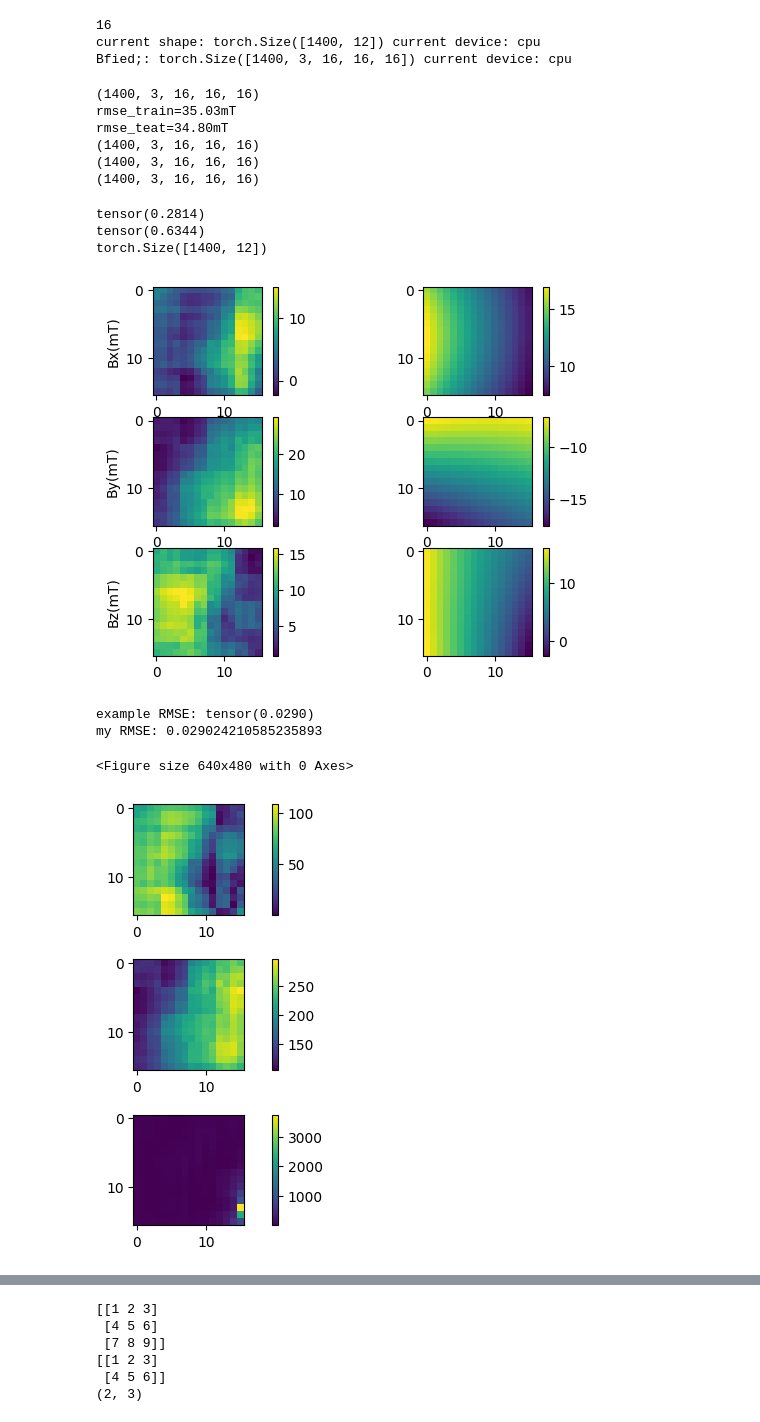
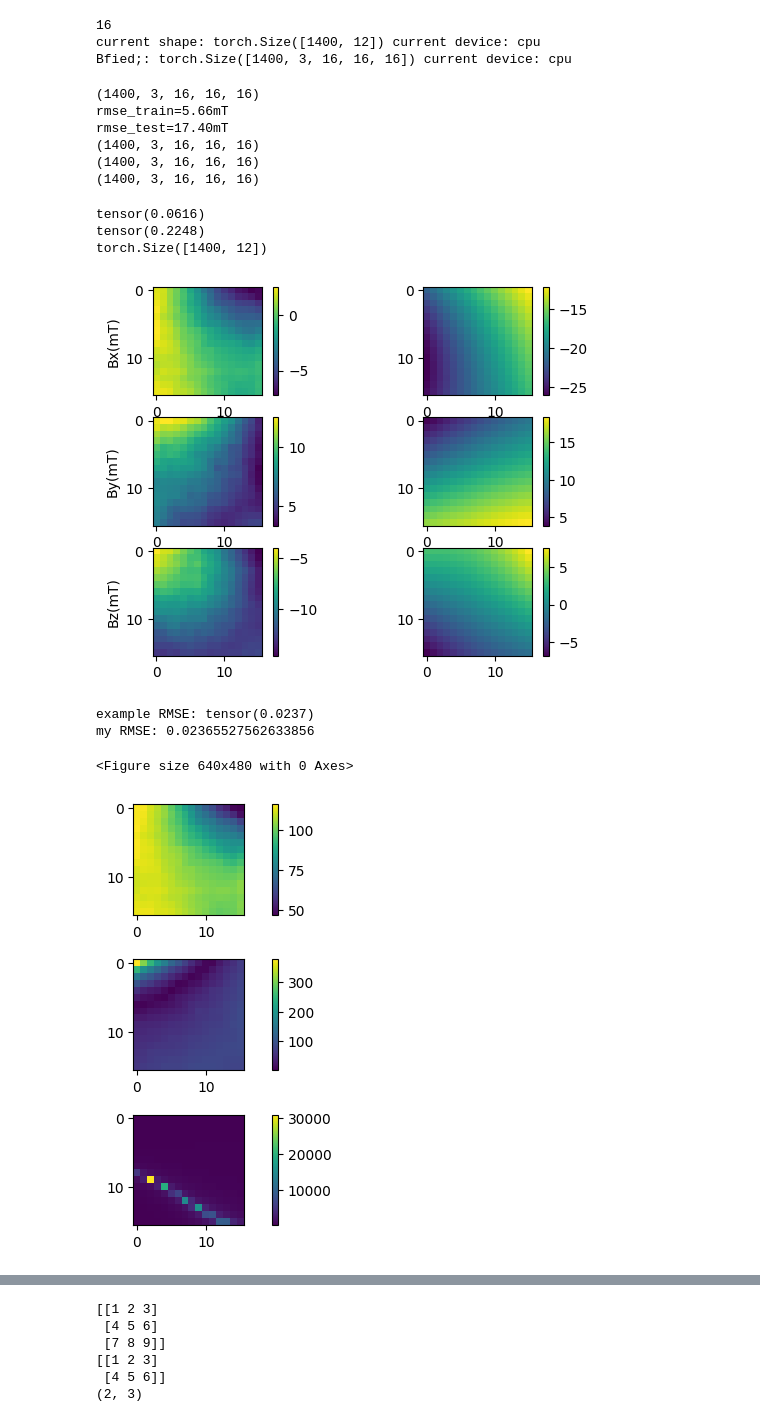
Before and after one commit to Junang-Wang/Qubot_Elastica, a Jupyter notebook: Modeling eMNS/CNN_satatics.ipynb, the cells around one changed output, grey strips where cells are left out. Saved outputs shown, nothing was run; the diff lists cells and outputs as text; code cells hidden in the pictures.

Commit message:
train model

```diff
--- a/Modeling eMNS/CNN_satatics.ipynb
+++ b/Modeling eMNS/CNN_satatics.ipynb
@@ -145,7 +145,7 @@ Bfield=Bfield.cpu().detach().numpy()
 # %%
 print(B_est_norm.shape)
 print(f'rmse_train={rmse_train*1000:.2f}mT')
-print(f'rmse_teat={rmse_test*1000:.2f}mT')
+print(f'rmse_test={rmse_test*1000:.2f}mT')
 Bdiff_norm=np.absolute(B_est_norm-Bfield_norm)
 print(Bdiff_norm.shape)
 Error_CNN = Bdiff_norm/np.absolute(Bfield_norm+1e-5)*100
@@ -153,8 +153,8 @@ print(B_est.shape)
 print(Bfield.shape)
 # %% [output]
 (1400, 3, 16, 16, 16)
-rmse_train=35.03mT
-rmse_teat=34.80mT
+rmse_train=5.66mT
+rmse_test=17.40mT
 (1400, 3, 16, 16, 16)
 (1400, 3, 16, 16, 16)
 (1400, 3, 16, 16, 16)
@@ -169,7 +169,7 @@ rmse_norm = torch.sqrt(mse_norm/num_samples/grid_space)
 
 print(loss_norm)
 print(rmse_norm)
-current_index = 8
+current_index = 0
 print(current.shape)
 
 z_plane_index= 11
@@ -195,37 +195,37 @@ for i in range(1,4):
     plt.subplot(3,2,2*i)
     plt.imshow(Bfield_temp*1000)
     plt.colorbar()
     # print('B_est_temp:',B_est_temp)
     # print('Bfield_temp:',Bfield_temp)
     MSE_temp += F.mse_loss(torch.tensor(B_est_temp),torch.tensor(Bfield_temp),reduction='sum')
     my_error += np.sum((B_est_temp-Bfield_temp)**2)
 
 plt.show()
 RMSE_temp = torch.sqrt(MSE_temp/grid_x/grid_y)
 RMSE_my = np.sqrt(my_error/grid_x/grid_y)
 print('example RMSE:',RMSE_temp)
 print('my RMSE:', RMSE_my)
 from pylab import *
 subplots_adjust(left=0.0,bottom=0.0,top=1,right=1)
 fig, ax = plt.subplots(3, 1)
 fig.tight_layout()
 
 for i in range(1,4):
     plt.subplot(3,1,i)
     plt.imshow(Error_CNN[current_index,i-1,:,:,z_plane_index])
     plt.colorbar(fraction=0.04)
 
 plt.show()
 
 plt.hist(Error_CNN[current_index,:,:,:,z_plane_index].reshape(-1),bins=30,range=[-1.0e2,1.0e2])
 plt.title("histogram")
 plt.show()
 # %% [output]
-tensor(0.2814)
-tensor(0.6344)
+tensor(0.0616)
+tensor(0.2248)
 torch.Size([1400, 12])
-[figure, old version]
+[figure, new version]
-example RMSE: tensor(0.0290)
-my RMSE: 0.029024210585235893
+example RMSE: tensor(0.0237)
+my RMSE: 0.02365527562633856
 <Figure size 640x480 with 0 Axes>
-[figure, old version]
+[figure, new version]
```
Also changed, not shown: parts of 3 cells of this notebook, 3 other files.
